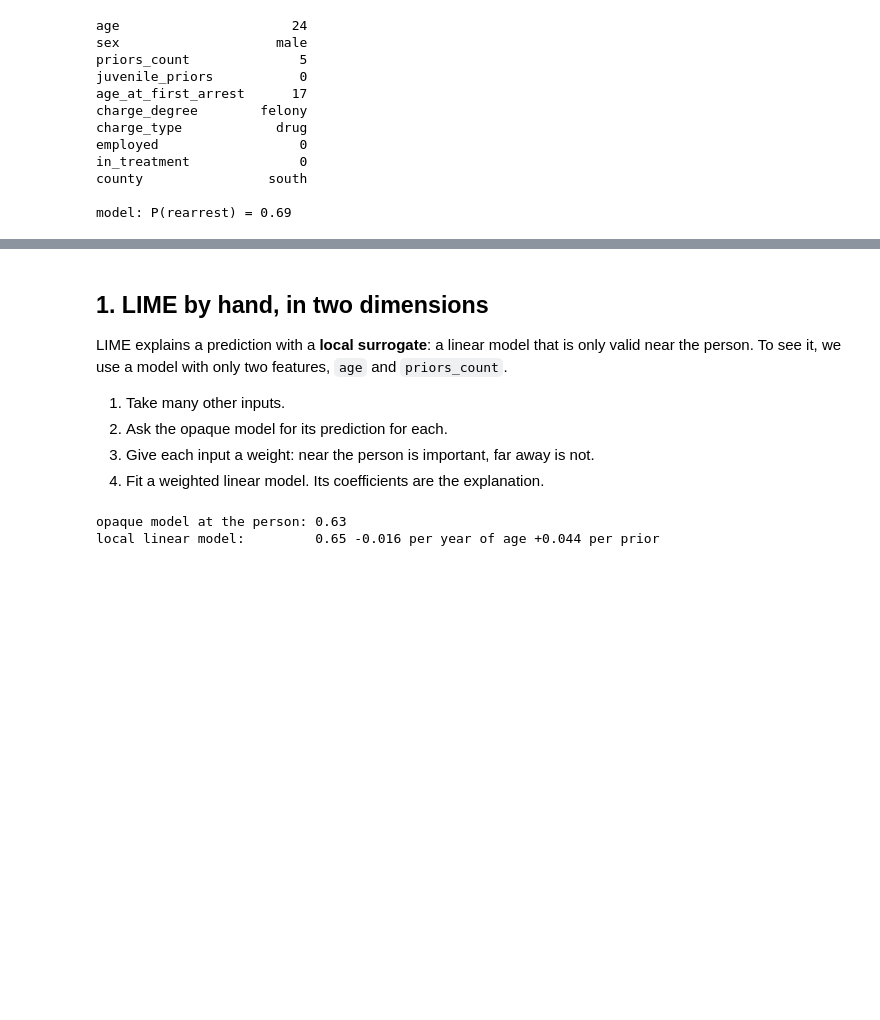
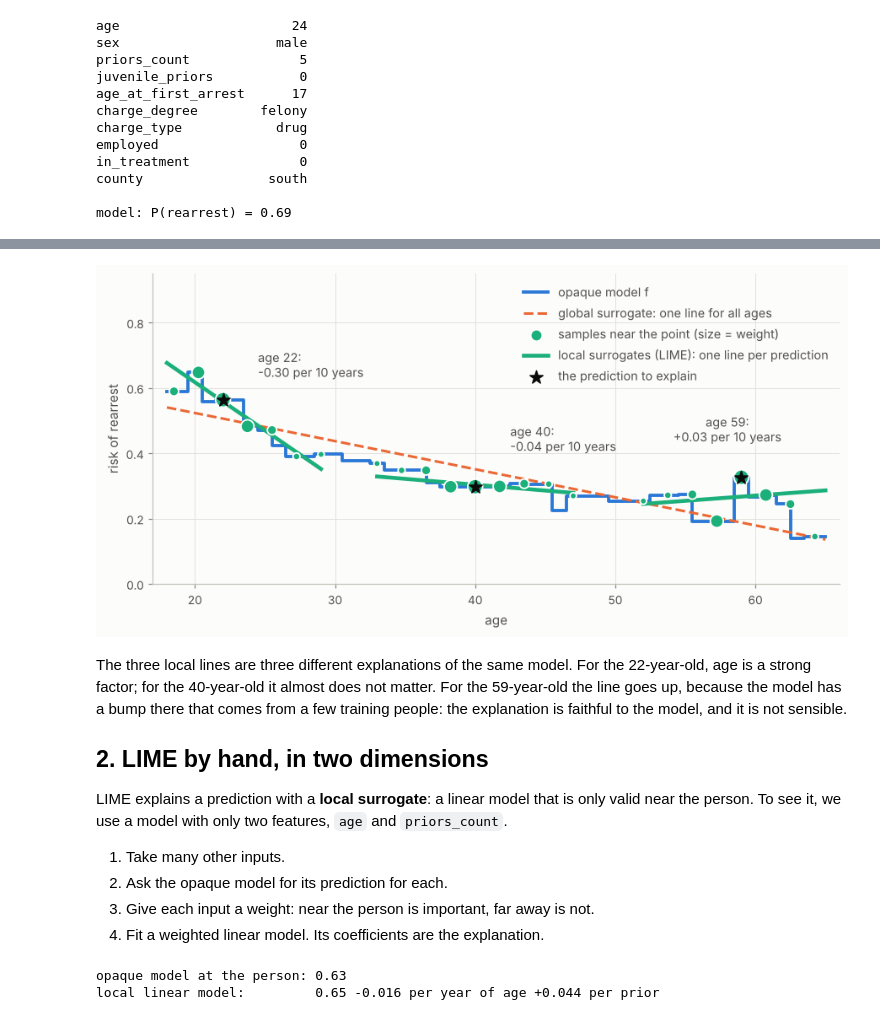
Before and after one commit to mlip-cmu/explainability, a Jupyter notebook: 04-lime-and-shap/lime_and_shap.ipynb, the cells around one changed output, grey strips where cells are left out. Saved outputs shown, nothing was run; the diff lists cells and outputs as text; code cells hidden in the pictures; blank space fills up the shorter version.

```diff
--- a/04-lime-and-shap/lime_and_shap.ipynb
+++ b/04-lime-and-shap/lime_and_shap.ipynb
@@ -50,5 +61,79 @@ model: P(rearrest) = 0.69
+# %%
+age_only, risk = age_model()
+ages = np.arange(18, 66.0)
+global_x = np.linspace(20, 62, 8)
+global_line = LinearRegression().fit(global_x.reshape(-1, 1), risk(global_x))
+
+fig, ax = plt.subplots(figsize=(8, 3.9))
+ax.step(ages, risk(ages), where="mid", color=BLUE, linewidth=2.5, label="opaque model f")
+ax.plot(
+    ages,
+    global_line.predict(ages.reshape(-1, 1)),
+    color=ORANGE,
+    linewidth=2,
+    linestyle="--",
+    label="global surrogate: one line for all ages",
+)
+WIDTH = 3.0  # kernel width in years: how local is "local"
+for i, point in enumerate([22, 40, 59]):
+    near = point + np.linspace(-7, 7, 9)  # step 1
+    near = near[(near >= 18) & (near <= 65)]
+    answers = risk(near)  # step 2
+    weight = np.exp(-((near - point) ** 2) / WIDTH**2)  # step 3
+    local_line = LinearRegression().fit(
+        near.reshape(-1, 1), answers, sample_weight=weight
+    )  # step 4
+    span = np.array([max(18, point - 7), min(65, point + 7)])
+    first = i == 0
+    ax.scatter(
+        near,
+        answers,
+        s=25 + 110 * weight,
+        color=AQUA,
+        edgecolor="white",
+        linewidth=1.2,
+        zorder=4,
+        label="samples near the point (size = weight)" if first else None,
+    )
+    ax.plot(
+        span,
+        local_line.predict(span.reshape(-1, 1)),
+        color=AQUA,
+        linewidth=3,
+        zorder=3,
+        label="local surrogates (LIME): one line per prediction" if first else None,
+    )
+    ax.scatter(
+        [point],
+        risk([point]),
+        s=110,
+        marker="*",
+        color=INK,
+        zorder=5,
+        label="the prediction to explain" if first else None,
+    )
+    where = (point + (2.5 if i < 2 else -1), risk([point])[0] + (0.11 if i else 0.07))
+    text = f"age {point}:\n{local_line.coef_[0] * 10:+.2f} per 10 years"
+    ax.annotate(
+        text,
+        (point, risk([point])[0]),
+        xytext=where,
+        color=INK2,
+        fontsize=9.5,
+        ha="left" if i < 2 else "center",
+    )
+ax.set(xlabel="age", ylabel="risk of rearrest", xlim=(17, 66), ylim=(0, 0.95))
+ax.legend(loc="upper right", labelcolor=INK2, fontsize=9.5)
+plt.show()
+# %% [output]
+[figure, added]
 # %% [markdown]
-## 1. LIME by hand, in two dimensions
+The three local lines are three different explanations of the same model. For the
+22-year-old, age is a strong factor; for the 40-year-old it almost does not matter. For the
+59-year-old the line goes up, because the model has a bump there that comes from a few
+training people: the explanation is faithful to the model, and it is not sensible.
+
+## 2. LIME by hand, in two dimensions
 
 LIME explains a prediction with a **local surrogate**: a linear model that is only valid near
 the person. To see it, we use a model with only two features, `age` and `priors_count`.
```
Also changed, not shown: parts of 8 cells of this notebook, 22 other files.
